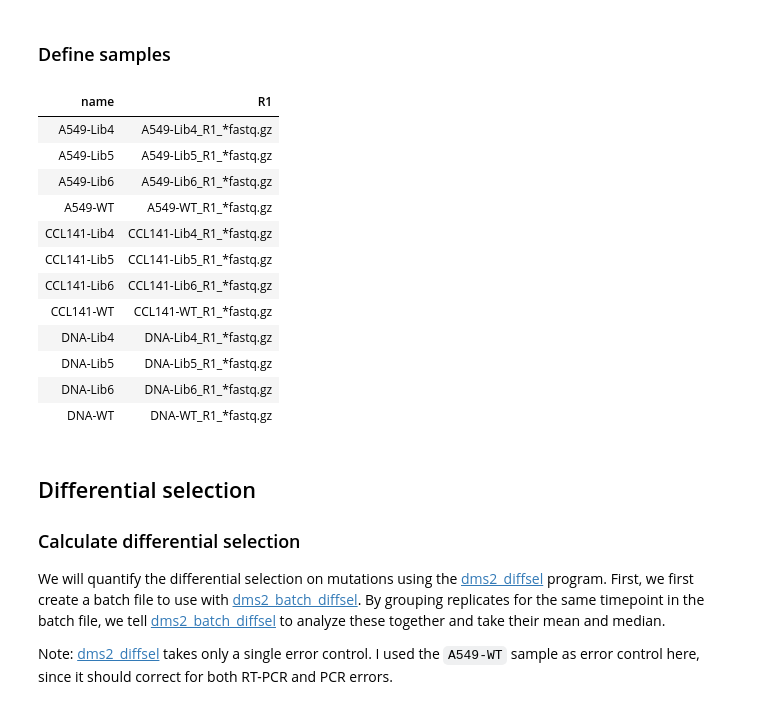
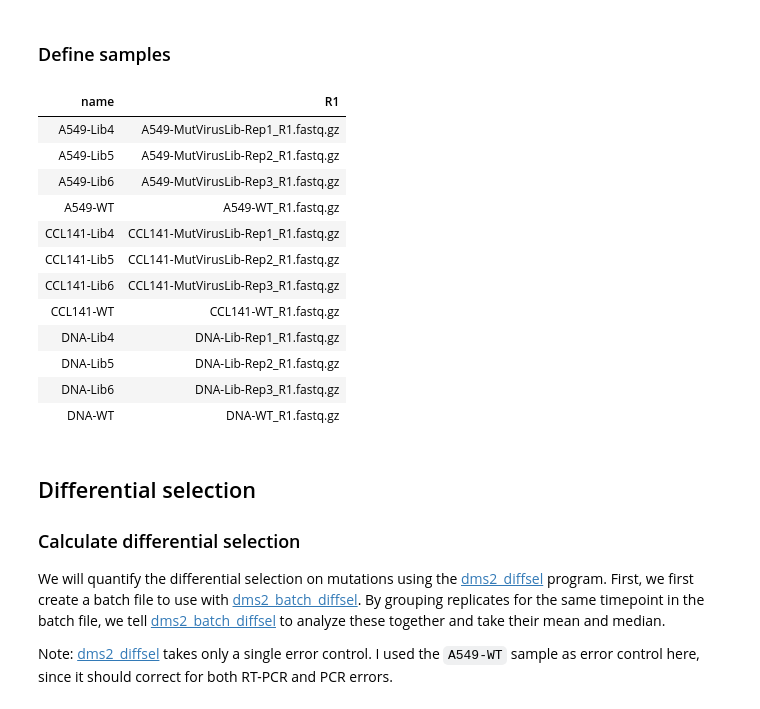
Before and after one commit to jbloomlab/PB2-DMS, a Jupyter notebook: Fig3_IdentifyAdaptiveMutations.ipynb, the cells around one changed output. Drawn from its saved outputs; the diff is of its cells as text; code cells hidden in the pictures.

```diff
--- a/Fig3_IdentifyAdaptiveMutations.ipynb
+++ b/Fig3_IdentifyAdaptiveMutations.ipynb
@@ -76,26 +76,24 @@ Using `rpy2` 2.9.1 with ``R`` 4.3
 Using dms_tools2 version 2.3.0
 # %% [markdown]
 ### Define samples
-# %%
-samples = pd.DataFrame([('{0}-{1}'.format(cell, lib), '{0}-{1}_R1_*fastq.gz'.format(cell, lib)) \
-                        for cell in ['A549', 'CCL141', 'DNA'] \
-                        for lib in ['Lib4', 'Lib5', 'Lib6', 'WT']],
-                       columns = ['name', 'R1'])
-display(HTML(samples.to_html(index=False)))
-# %% [output]
-| name | R1 |
-| A549-Lib4 | A549-Lib4_R1_*fastq.gz |
-| A549-Lib5 | A549-Lib5_R1_*fastq.gz |
-| A549-Lib6 | A549-Lib6_R1_*fastq.gz |
-| A549-WT | A549-WT_R1_*fastq.gz |
-| CCL141-Lib4 | CCL141-Lib4_R1_*fastq.gz |
-| CCL141-Lib5 | CCL141-Lib5_R1_*fastq.gz |
-| CCL141-Lib6 | CCL141-Lib6_R1_*fastq.gz |
-| CCL141-WT | CCL141-WT_R1_*fastq.gz |
-| DNA-Lib4 | DNA-Lib4_R1_*fastq.gz |
-| DNA-Lib5 | DNA-Lib5_R1_*fastq.gz |
-| DNA-Lib6 | DNA-Lib6_R1_*fastq.gz |
-| DNA-WT | DNA-WT_R1_*fastq.gz |
+# %%
+countsbatchfile = os.path.join(countsdir, 'batch.csv')
+samples = pd.read_csv(countsbatchfile)
+display(HTML(samples.to_html(index=False)))
+# %% [output]
+| name | R1 |
+| A549-Lib4 | A549-MutVirusLib-Rep1_R1.fastq.gz |
+| A549-Lib5 | A549-MutVirusLib-Rep2_R1.fastq.gz |
+| A549-Lib6 | A549-MutVirusLib-Rep3_R1.fastq.gz |
+| A549-WT | A549-WT_R1.fastq.gz |
+| CCL141-Lib4 | CCL141-MutVirusLib-Rep1_R1.fastq.gz |
+| CCL141-Lib5 | CCL141-MutVirusLib-Rep2_R1.fastq.gz |
+| CCL141-Lib6 | CCL141-MutVirusLib-Rep3_R1.fastq.gz |
+| CCL141-WT | CCL141-WT_R1.fastq.gz |
+| DNA-Lib4 | DNA-Lib-Rep1_R1.fastq.gz |
+| DNA-Lib5 | DNA-Lib-Rep2_R1.fastq.gz |
+| DNA-Lib6 | DNA-Lib-Rep3_R1.fastq.gz |
+| DNA-WT | DNA-WT_R1.fastq.gz |
 # %% [markdown]
 ## Differential selection
 
```
Also changed, not shown: parts of 1 cell of this notebook, 21 other files.
